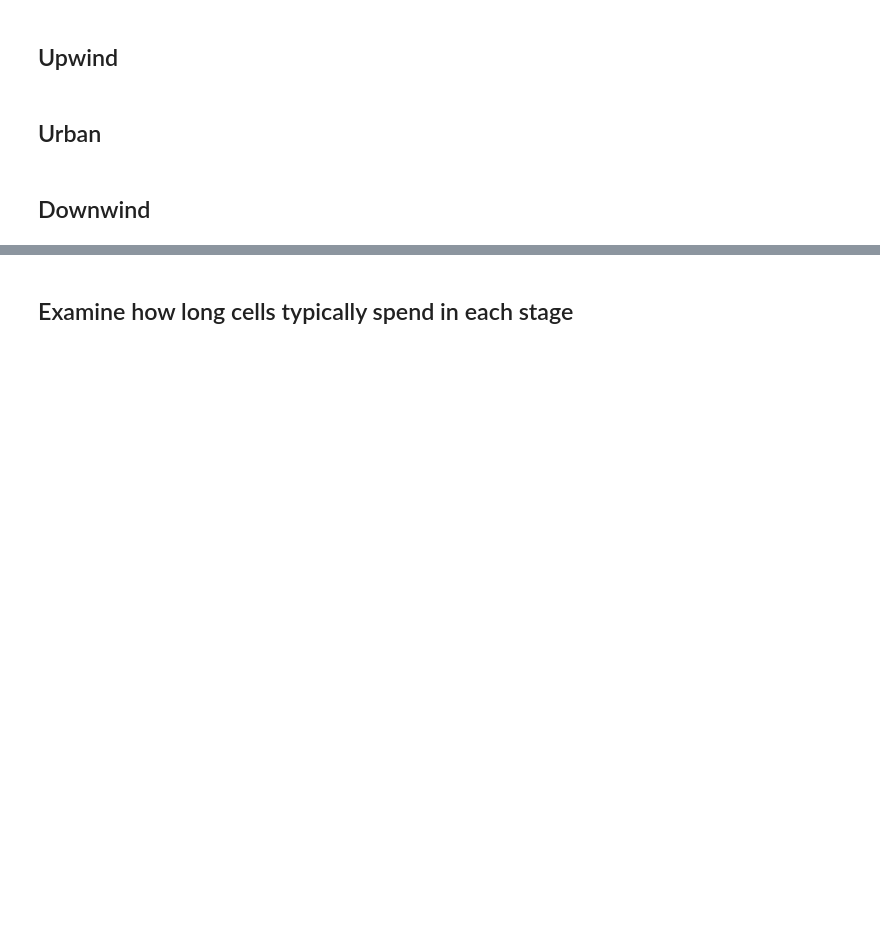
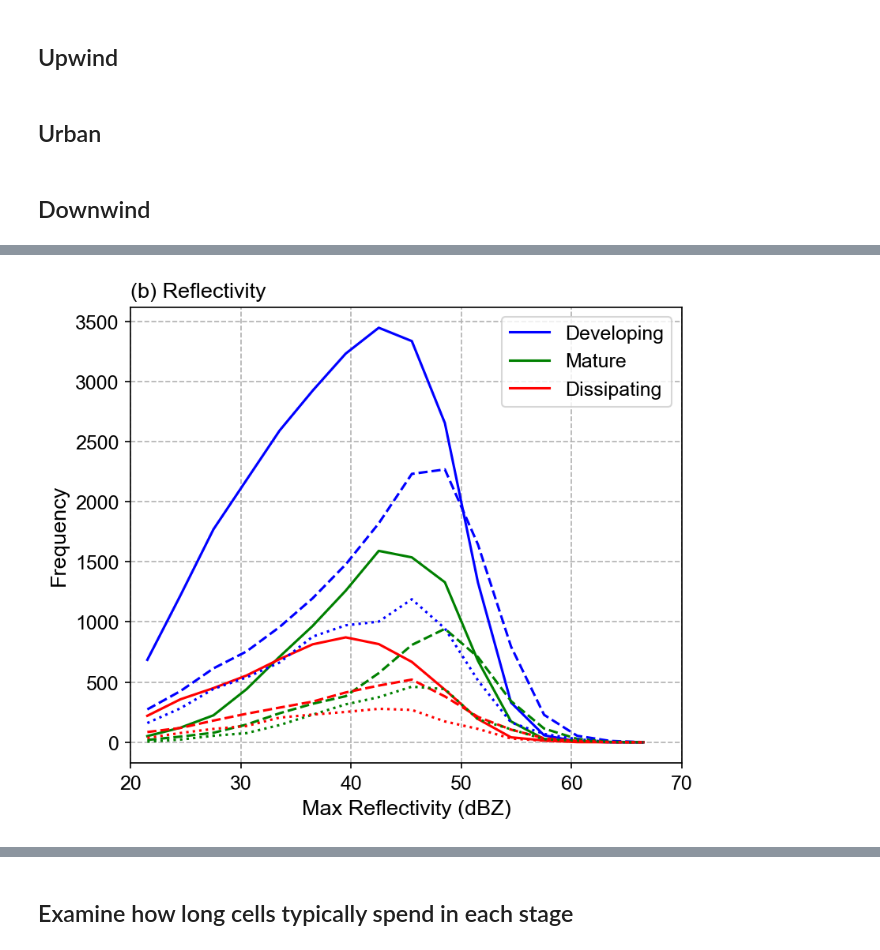
Before and after one commit to oluwafemiomitusa/Geospatial-Analysis, a Jupyter notebook: Second_part/Jupyter Notebooks/New/cell_development_stages.ipynb, the cells around one changed output, grey strips where cells are left out. Saved outputs shown, nothing was run; the diff lists cells and outputs as text; code cells hidden in the pictures; blank space fills up the shorter version.

```diff
--- a/Second_part/Jupyter Notebooks/New/cell_development_stages.ipynb
+++ b/Second_part/Jupyter Notebooks/New/cell_development_stages.ipynb
@@ -685,0 +755,50 @@ plt.show()
+# %%
+import matplotlib.pyplot as plt
+import numpy as np
+
+# Setting up matplotlib parameters
+mpl.rcParams['font.size'] = 12
+mpl.rcParams['font.family'] = 'Arial'
+mpl.rcParams['figure.facecolor'] = 'white'
+
+
+
+# Define the bin width and calculate bin edges for histogram
+bin_width = 3
+all_data = upwind_dbz_bin + urban_dbz_bin + downwind_dbz_bin  # Combine all for min/max calculation
+bin_edges = np.arange(min(min(data) for data in all_data), max(max(data) for data in all_data) + bin_width, bin_width)
+bin_centers = 0.5 * (bin_edges[:-1] + bin_edges[1:])  # Calculating bin centers for plotting
+
+# Colors and line styles for clarity in differentiation
+colors = ['blue', 'green', 'red']  # Developing, Mature, Dissipating
+line_styles = {'upwind': '-', 'urban': '--', 'downwind': ':'}  # Solid, Dashed, Dotted
+
+# Plotting
+plt.figure(figsize=(6, 5), dpi=150)
+
+# Plot function modified to include a condition for labeling (only for upwind)
+def plot_data(data, category, style, label_prefix, include_label=False):
+    for i, d in enumerate(data):
+        hist, _ = np.histogram(d, bins=bin_edges)
+        if include_label:  # Only add label for upwind
+            plt.plot(bin_centers, hist, label=f'{category[i]}', linestyle=style, color=colors[i])
+        else:
+            plt.plot(bin_centers, hist, linestyle=style, color=colors[i])
+
+# Plot data for each region
+categories = ["Developing", "Mature", "Dissipating"]
+plot_data(upwind_dbz_bin, categories, line_styles['upwind'], "Upwind", include_label=True)
+plot_data(urban_dbz_bin, categories, line_styles['urban'], "Urban", include_label=False)
+plot_data(downwind_dbz_bin, categories, line_styles['downwind'], "Downwind", include_label=False)
+
+# Customize the plot
+plt.title('(b) Reflectivity', loc='left', fontsize=13)
+plt.xlabel('Max Reflectivity (dBZ)', fontsize=13)
+plt.ylabel('Frequency', fontsize=13)
+plt.grid(ls='--')
+plt.xlim(20, 70)
+plt.legend()
+
+plt.show()  # Display the plot
+# %% [output]
+[figure, added]
```
Also changed, not shown: parts of 27 cells of this notebook.
